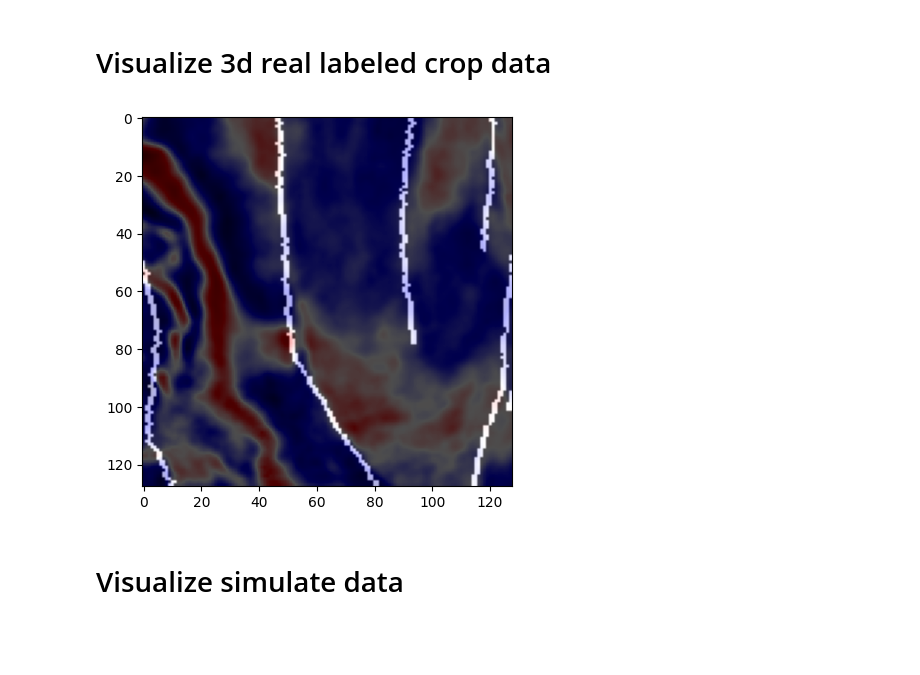
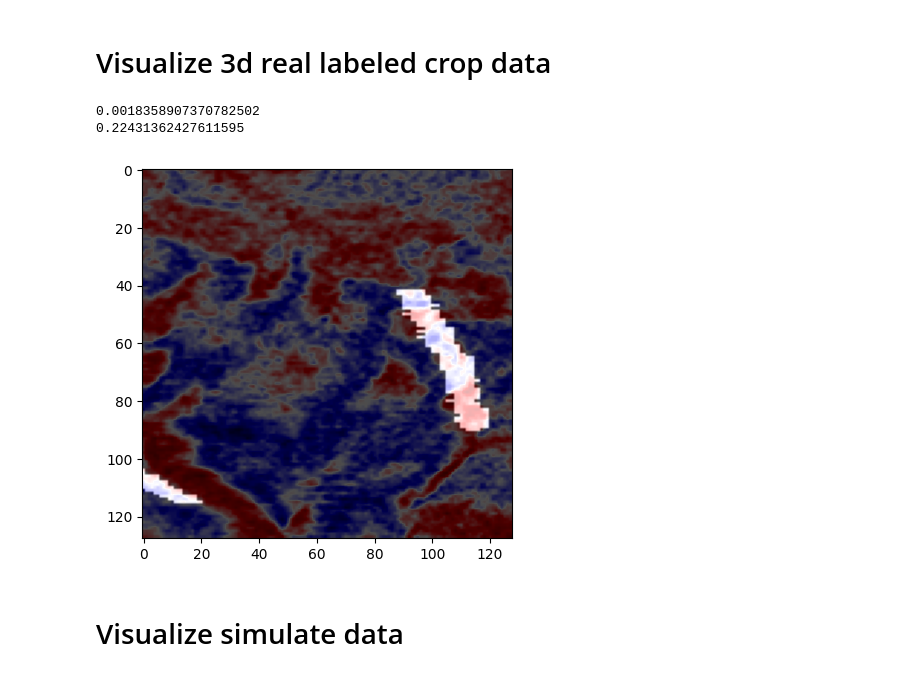
Before and after one commit to Kinlyran/Fault_Recong_zzr, a Jupyter notebook: data_explore.ipynb, the cells around one changed output. Cells and saved outputs as stored; diff of their text form; code cells hidden in the pictures; blank space fills up the shorter version.

```diff
--- a/data_explore.ipynb
+++ b/data_explore.ipynb
@@ -51,21 +51,26 @@ plt.show()
 # %% [markdown]
 # Visualize 3d real labeled crop data
 # %%
-root_path = '/home/zhangzr/FaultRecongnition/Fault_data/real_labeled_data/'
+root_path = '/home/zhangzr/FaultRecongnition/Fault_data/public_data/'
 scr_root_path = os.path.join(root_path, 'crop')
 data_split = 'train'
 data_lst = os.listdir(os.path.join(scr_root_path, data_split))
-index = 200
+index = 201
 with h5py.File(os.path.join(scr_root_path, data_split, data_lst[index]), 'r') as f:
     seis = f['raw'][:]
     label = f['label'][:]
+print(seis.mean())
+print(seis.std())
+# %% [output]
+0.0018358907370782502
+0.22431362427611595
 # %%
-slice_id = 120
+slice_id = 0
 plt.imshow(seis[:,:,slice_id], cmap='seismic')
 plt.imshow(label[:,:,slice_id], cmap='gray', alpha=0.7)
 plt.show()
 # %% [output]
-[figure, old version]
+[figure, new version]
 # %% [markdown]
 # Visualize simulate data
 # %%
```
Also changed, not shown: parts of 3 cells of this notebook, 2 other files.
